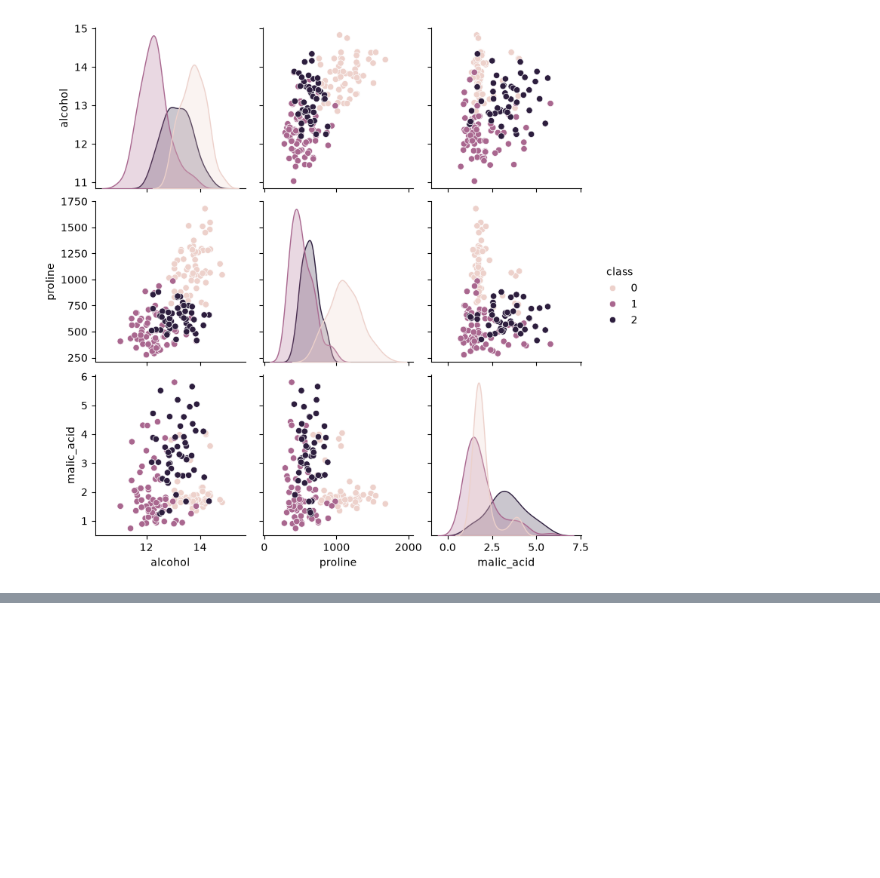
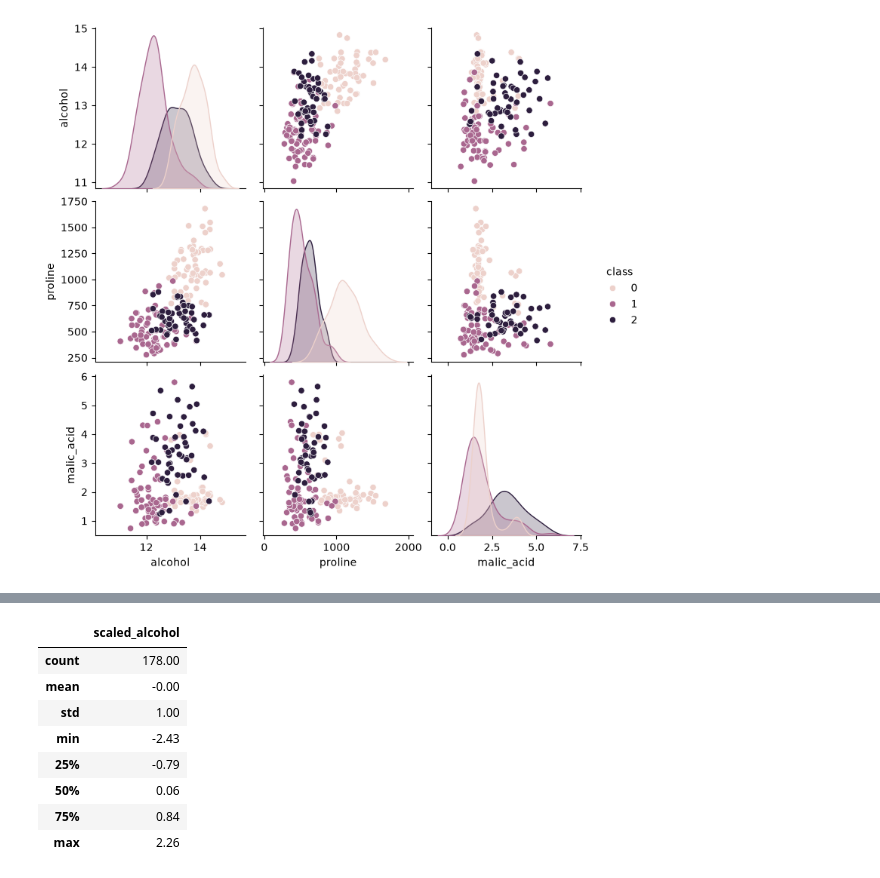
Before and after one commit to Niscoder/CursoIA, a Jupyter notebook: parte2_ml_rna/normalizacao.ipynb, the cells around one changed output, grey strips where cells are left out. Cells and saved outputs as stored; diff of their text form; code cells hidden in the pictures; blank space fills up the shorter version.

```diff
--- a/parte2_ml_rna/normalizacao.ipynb
+++ b/parte2_ml_rna/normalizacao.ipynb
@@ -88,0 +99,13 @@ plt.show()
+# %%
+df_alcool_scaled = pd.DataFrame(data=alcool_scaled, columns=["scaled_alcohol"])
+df_alcool_scaled.describe().round(2)
+# %% [output]
+|  | scaled_alcohol |
+| count | 178.00 |
+| mean | -0.00 |
+| std | 1.00 |
+| min | -2.43 |
+| 25% | -0.79 |
+| 50% | 0.06 |
+| 75% | 0.84 |
+| max | 2.26 |
```
Also changed, not shown: parts of 4 cells of this notebook.
